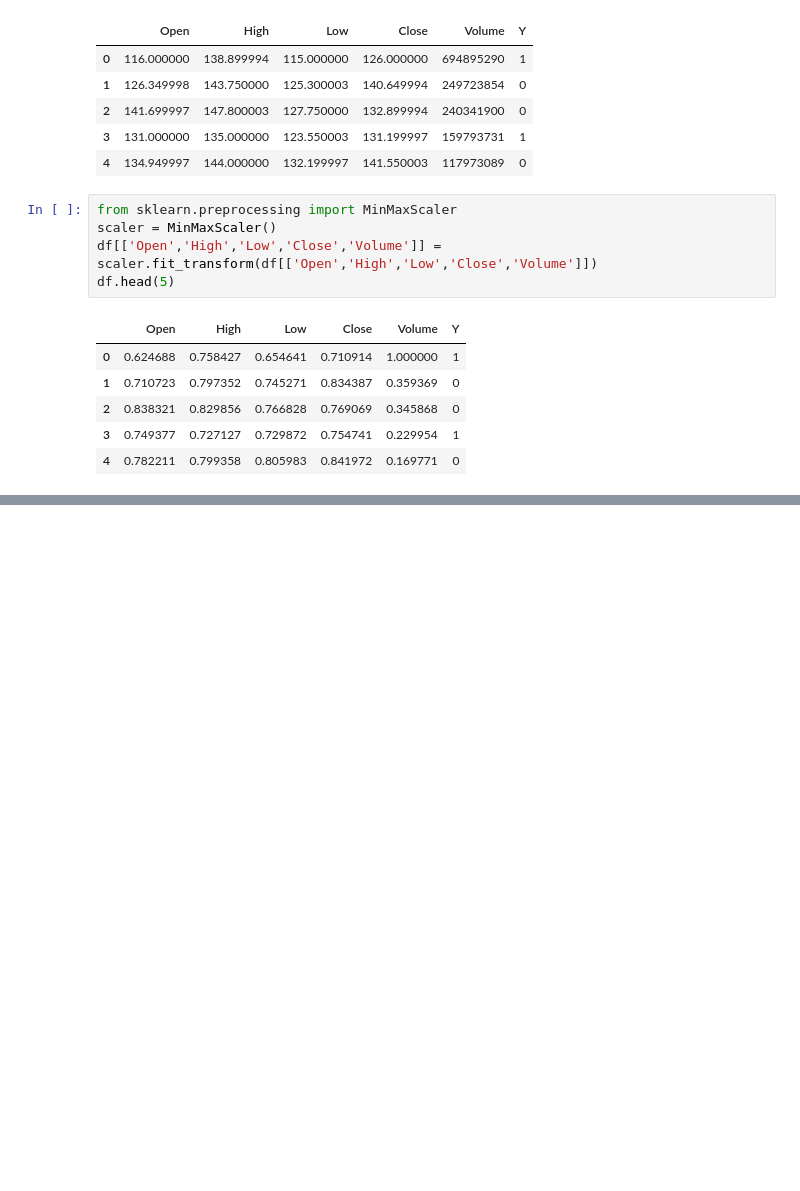
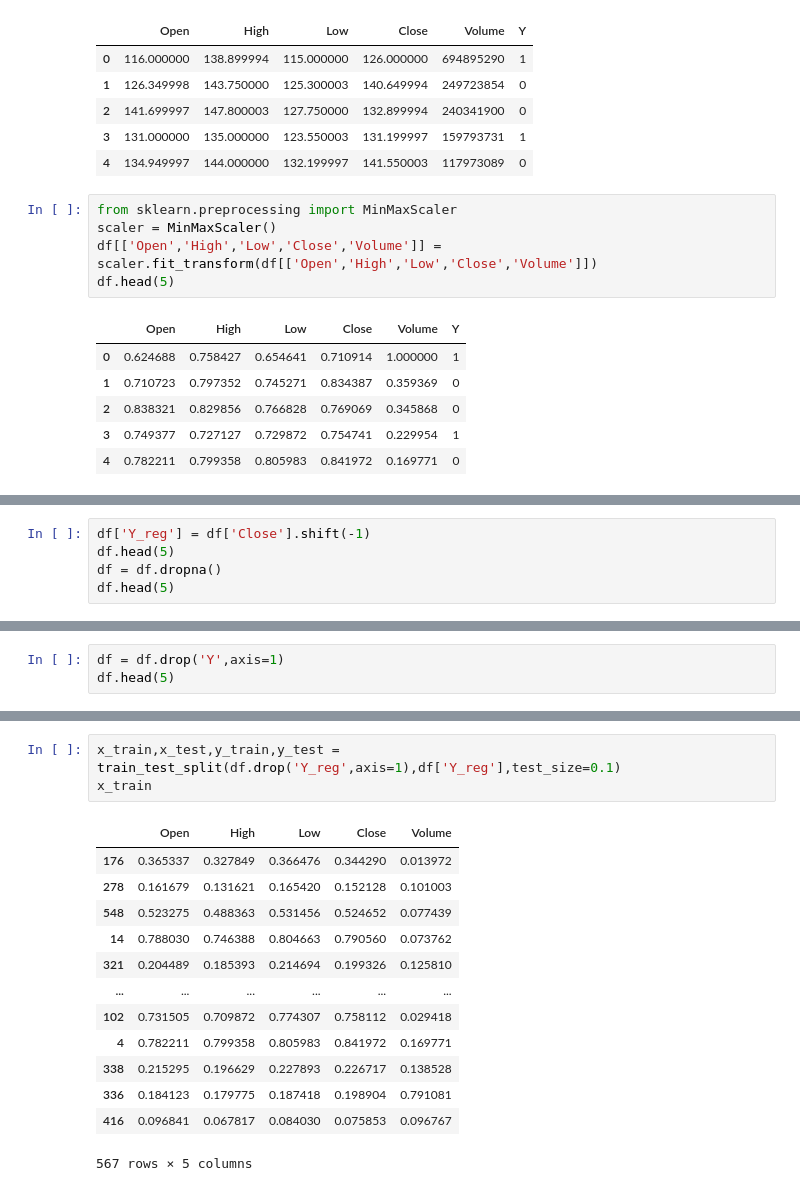
Before and after one commit to jaskiratkalra26/zomato-stock-prediction, a Jupyter notebook: zomato_stock_price.ipynb, the cells around one changed output, grey strips where cells are left out. Drawn from its saved outputs; the diff is of its cells as text; blank space fills up the shorter version.

```diff
--- a/zomato_stock_price.ipynb
+++ b/zomato_stock_price.ipynb
@@ -126,0 +132,5 @@ model.evaluate(x_test,y_test)
+# %%
+df['Y_reg'] = df['Close'].shift(-1)
+df.head(5)
+df = df.dropna()
+df.head(5)
@@ -126,0 +144,3 @@ model.evaluate(x_test,y_test)
+# %%
+df = df.drop('Y',axis=1)
+df.head(5)
@@ -126,0 +154,17 @@ model.evaluate(x_test,y_test)
+# %%
+x_train,x_test,y_train,y_test = train_test_split(df.drop('Y_reg',axis=1),df['Y_reg'],test_size=0.1)
+x_train
+# %% [output]
+|  | Open | High | Low | Close | Volume |
+| 176 | 0.365337 | 0.327849 | 0.366476 | 0.344290 | 0.013972 |
+| 278 | 0.161679 | 0.131621 | 0.165420 | 0.152128 | 0.101003 |
+| 548 | 0.523275 | 0.488363 | 0.531456 | 0.524652 | 0.077439 |
+| 14 | 0.788030 | 0.746388 | 0.804663 | 0.790560 | 0.073762 |
+| 321 | 0.204489 | 0.185393 | 0.214694 | 0.199326 | 0.125810 |
+| ... | ... | ... | ... | ... | ... |
+| 102 | 0.731505 | 0.709872 | 0.774307 | 0.758112 | 0.029418 |
+| 4 | 0.782211 | 0.799358 | 0.805983 | 0.841972 | 0.169771 |
+| 338 | 0.215295 | 0.196629 | 0.227893 | 0.226717 | 0.138528 |
+| 336 | 0.184123 | 0.179775 | 0.187418 | 0.198904 | 0.791081 |
+| 416 | 0.096841 | 0.067817 | 0.084030 | 0.075853 | 0.096767 |
+567 rows × 5 columns
```
Also changed, not shown: parts of 11 cells of this notebook.
